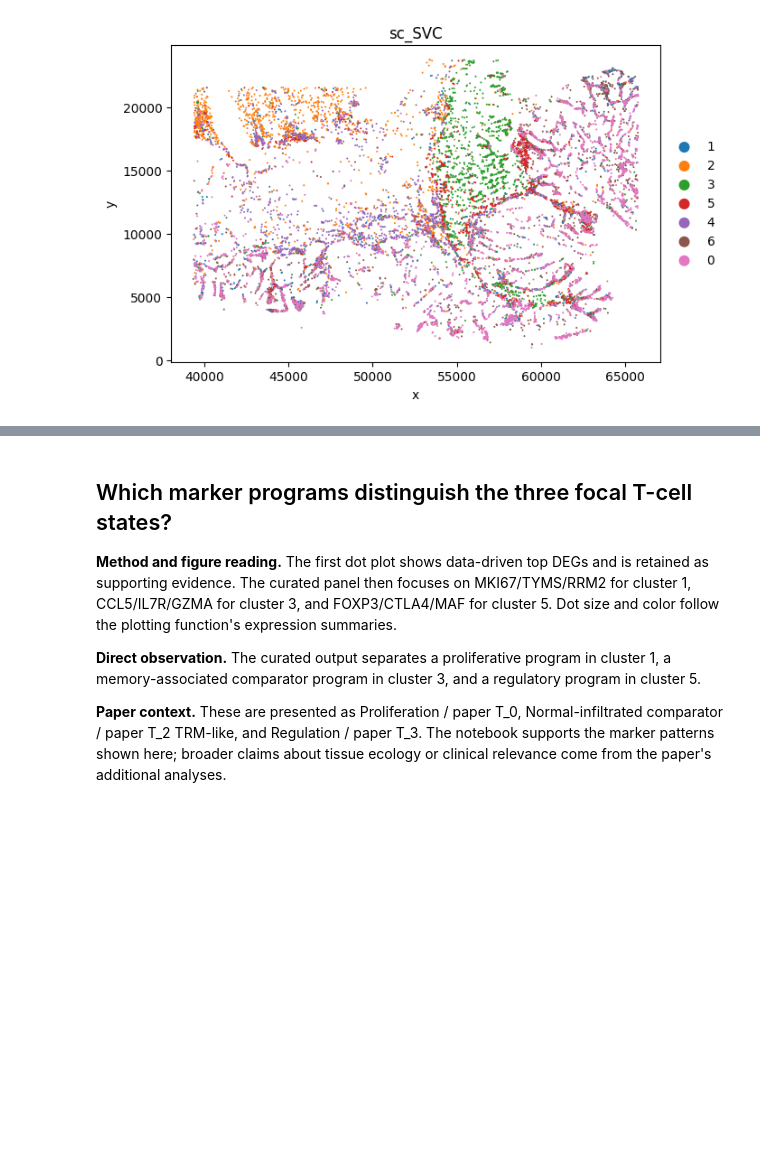
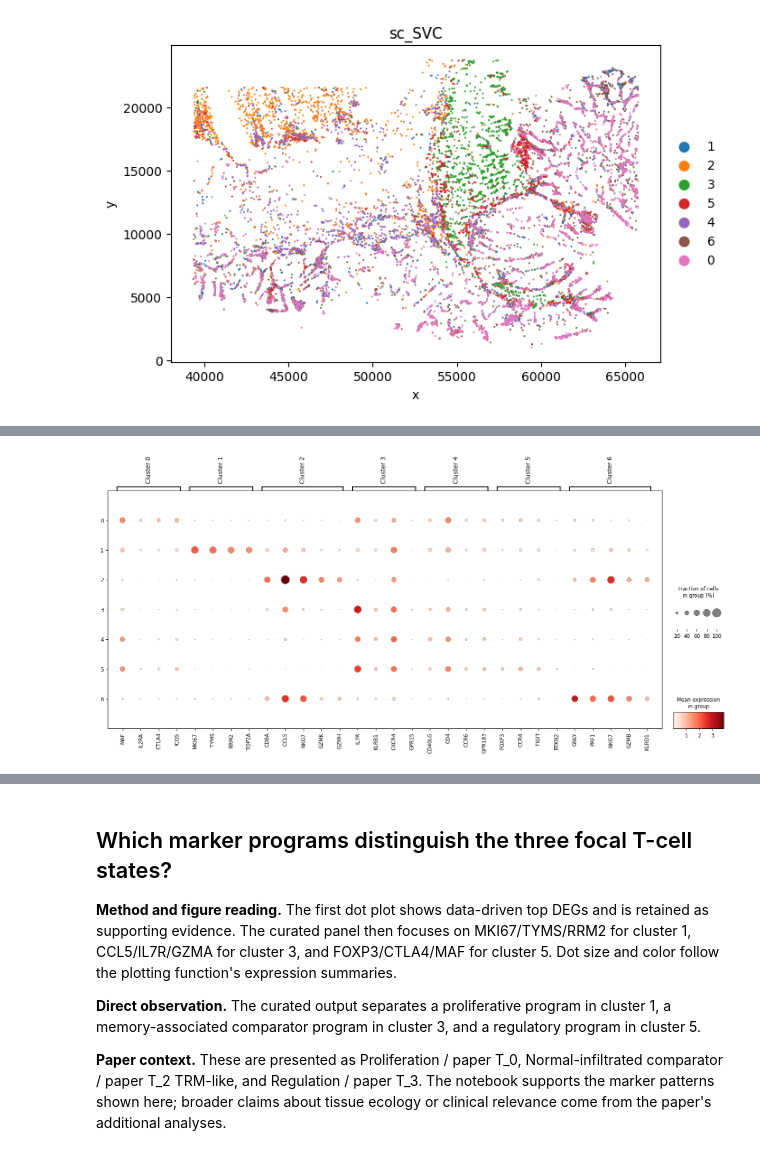
Before and after one commit to wuys13/REVISE, a Jupyter notebook: reproduce/case/Xenium_sc_SVC_T.ipynb, the cells around one changed output, grey strips where cells are left out. Saved outputs shown, nothing was run; the diff lists cells and outputs as text; code cells hidden in the pictures; blank space fills up the shorter version.

```diff
--- a/reproduce/case/Xenium_sc_SVC_T.ipynb
+++ b/reproduce/case/Xenium_sc_SVC_T.ipynb
@@ -177,0 +186,4 @@ plot_sc_SVC(sc_svc_analysis.sc_SVC_adata_spatial, color=['Level2','SVC_cluster']
+# %%
+all_cluster_nums = [str(i) for i in range(7)]
+spatial_cluster = sc_svc_analysis.sc_SVC_adata_spatial.obs['SVC_cluster'].astype(str)
+spatial_counts = spatial_cluster.value_counts().reindex(all_cluster_nums, fill_value=0)
@@ -177,0 +196,36 @@ plot_sc_SVC(sc_svc_analysis.sc_SVC_adata_spatial, color=['Level2','SVC_cluster']
+# %%
+import matplotlib.pyplot as plt
+
+all_cluster_marker_panels = {
+    'Cluster 0': ['MAF', 'IL2RA', 'CTLA4', 'ICOS'],
+    'Cluster 1': ['MKI67', 'TYMS', 'RRM2', 'TOP2A'],
+    'Cluster 2': ['CD8A', 'CCL5', 'NKG7', 'GZMK', 'GZMH'],
+    'Cluster 3': ['IL7R', 'KLRB1', 'CXCR4', 'GPR15'],
+    'Cluster 4': ['CD40LG', 'CD4', 'CCR6', 'GPR183'],
+    'Cluster 5': ['FOXP3', 'CCR4', 'TIGIT', 'RTKN2'],
+    'Cluster 6': ['GNLY', 'PRF1', 'NKG7', 'GZMB', 'KLRD1'],
+}
+marker_adata = sc_svc_analysis.sc_SVC_adata_expr[
+    sc_svc_analysis.sc_SVC_adata_expr.obs['SVC_cluster'].astype(str).isin(all_cluster_nums)
+].copy()
+marker_adata.obs['SVC_cluster'] = pd.Categorical(
+    marker_adata.obs['SVC_cluster'].astype(str),
+    categories=all_cluster_nums,
+    ordered=True,
+)
+sc.pp.normalize_total(marker_adata, target_sum=1e4)
+sc.pp.log1p(marker_adata)
+marker_dotplot = sc.pl.dotplot(
+    marker_adata,
+    all_cluster_marker_panels,
+    groupby='SVC_cluster',
+    categories_order=all_cluster_nums,
+    dendrogram=False,
+    figsize=(18, 7),
+    show=False,
+    return_fig=True,
+)
+marker_dotplot.show()
+plt.close('all')
+# %% [output]
+[figure, added]
```
Also changed, not shown: parts of 19 cells of this notebook, 2 other files.
